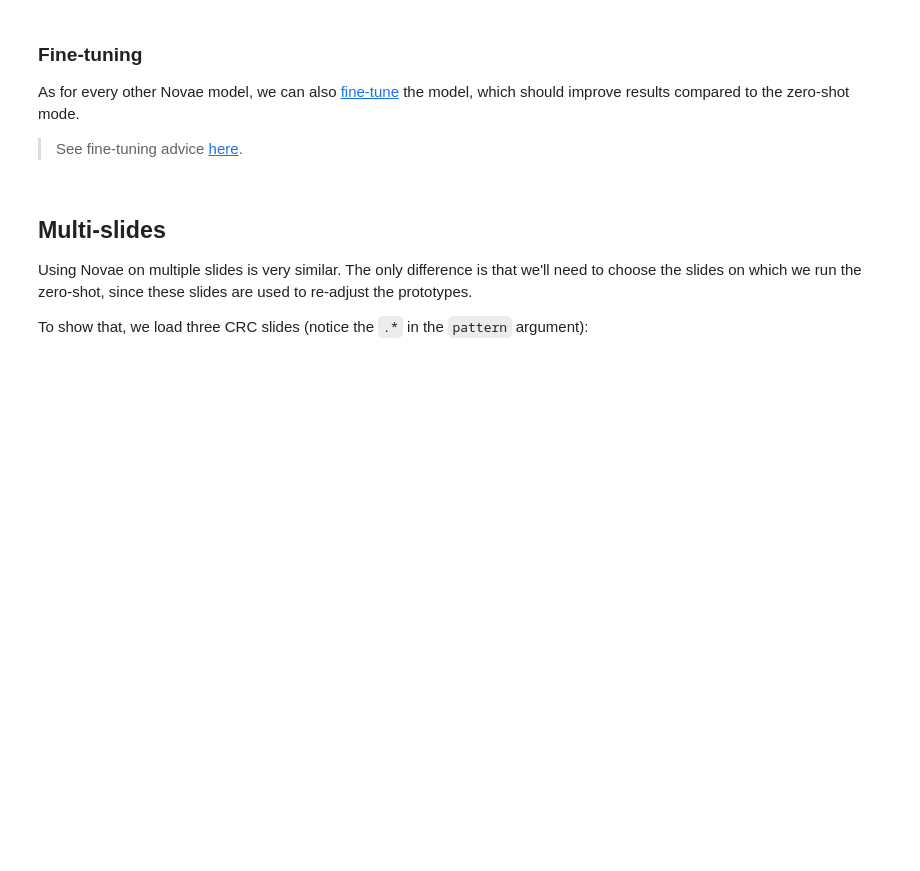
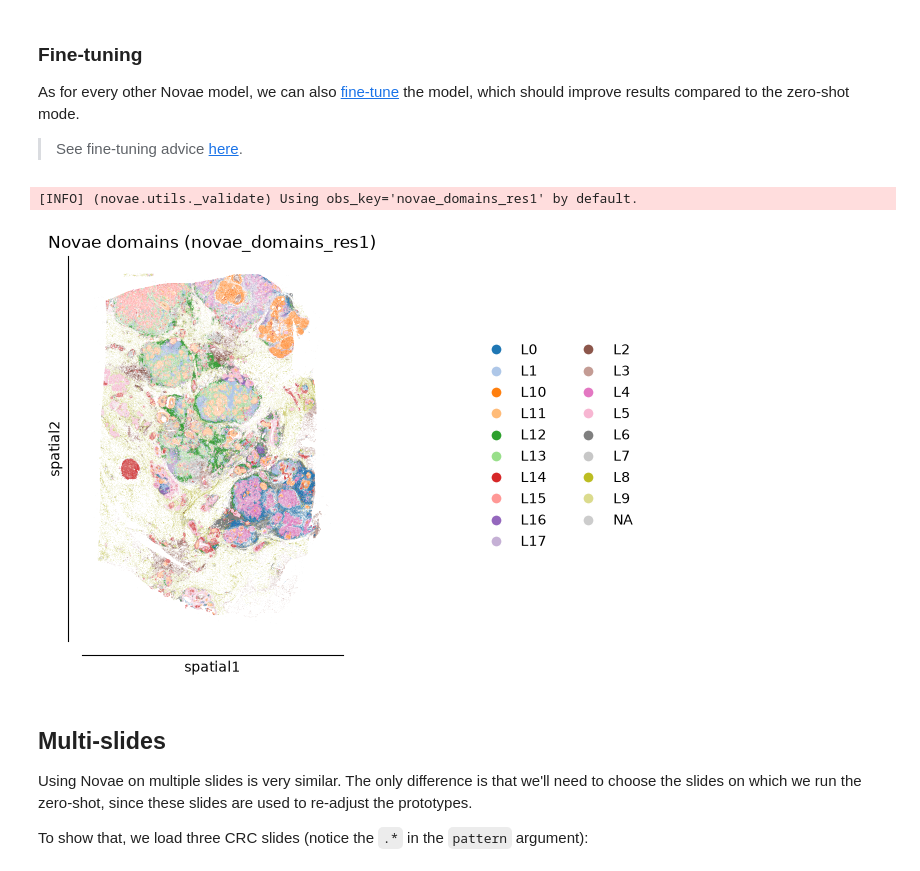
Before and after one commit to prism-oncology/novae, a Jupyter notebook: docs/tutorials/novae_scConcept.ipynb, the cells around one changed output. Cells and saved outputs as stored; diff of their text form; code cells hidden in the pictures; blank space fills up the shorter version.

Commit message:
add fine tuning plot

```diff
--- a/docs/tutorials/novae_scConcept.ipynb
+++ b/docs/tutorials/novae_scConcept.ipynb
@@ -132,6 +132,11 @@ model.fine_tune(adata)
 
 model.compute_representations(adata, accelerator="gpu", num_workers=4)
 model.assign_domains(adata, resolution=1)
+# %%
+novae.plot.domains(adata)
+# %% [output]
+[INFO] (novae.utils._validate) Using obs_key='novae_domains_res1' by default.
+[figure, added]
 # %% [markdown]
 ## Multi-slides
 
```
Also changed, not shown: parts of 1 cell of this notebook.
